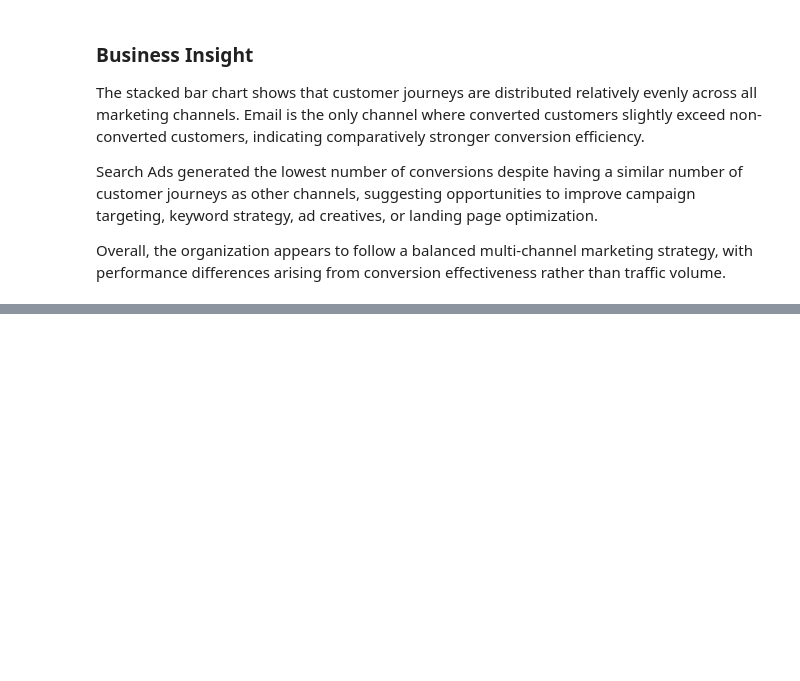
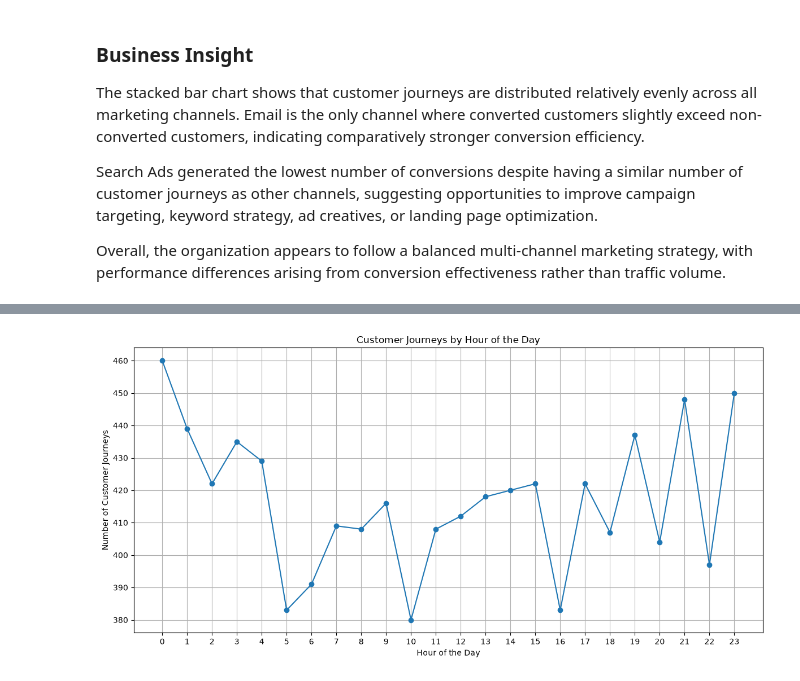
Before and after one commit to sakinasayed512/multi-touch-attribution, a Jupyter notebook: Marketing_Attribution_ROI_Dashboard/notebooks/01_Data_Exploration.ipynb, the cells around one changed output, grey strips where cells are left out. Saved outputs shown, nothing was run; the diff lists cells and outputs as text; code cells hidden in the pictures; blank space fills up the shorter version.

```diff
--- a/Marketing_Attribution_ROI_Dashboard/notebooks/01_Data_Exploration.ipynb
+++ b/Marketing_Attribution_ROI_Dashboard/notebooks/01_Data_Exploration.ipynb
@@ -261,0 +412,7 @@ Overall, the organization appears to follow a balanced multi-channel marketing s
+# %%
+# Convert Timestamp column to datetime format
+
+df["Timestamp"] = pd.to_datetime(df["Timestamp"])
+
+# Verify the data type
+print(df["Timestamp"].dtype)
@@ -261,0 +421,8 @@ Overall, the organization appears to follow a balanced multi-channel marketing s
+# %%
+# Extract useful time features
+
+df["Date"] = df["Timestamp"].dt.date
+df["Hour"] = df["Timestamp"].dt.hour
+
+# Preview the new columns
+df[["Timestamp", "Date", "Hour"]].head()
@@ -261,0 +436,7 @@ Overall, the organization appears to follow a balanced multi-channel marketing s
+# %%
+# Count customer journeys by hour
+
+hourly_distribution = df["Hour"].value_counts().sort_index()
+
+print("Customer Journeys by Hour:")
+print(hourly_distribution)
@@ -261,0 +467,23 @@ Overall, the organization appears to follow a balanced multi-channel marketing s
+# %%
+# Visualize customer journeys by hour
+
+plt.figure(figsize=(12,6))
+
+plt.plot(
+    hourly_distribution.index,
+    hourly_distribution.values,
+    marker="o"
+)
+
+plt.title("Customer Journeys by Hour of the Day")
+plt.xlabel("Hour of the Day")
+plt.ylabel("Number of Customer Journeys")
+
+plt.xticks(range(24))
+
+plt.grid(True)
+
+plt.tight_layout()
+plt.show()
+# %% [output]
+[figure, added]
```
Also changed, not shown: parts of 15 cells of this notebook, 2 other files.
